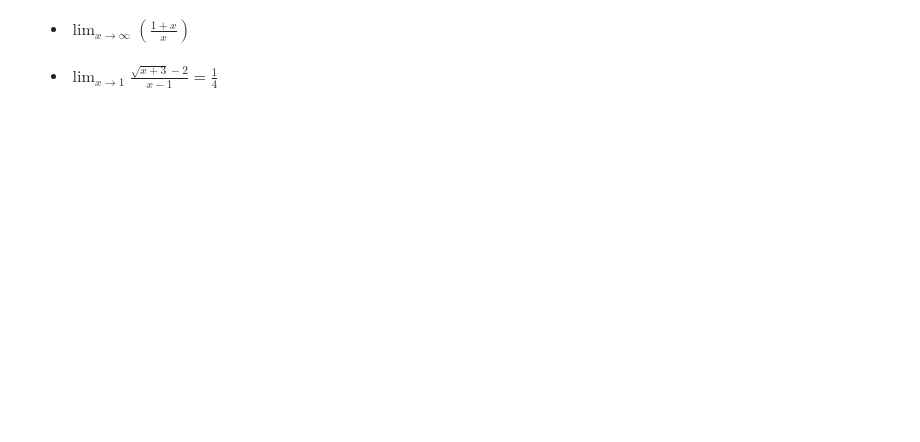
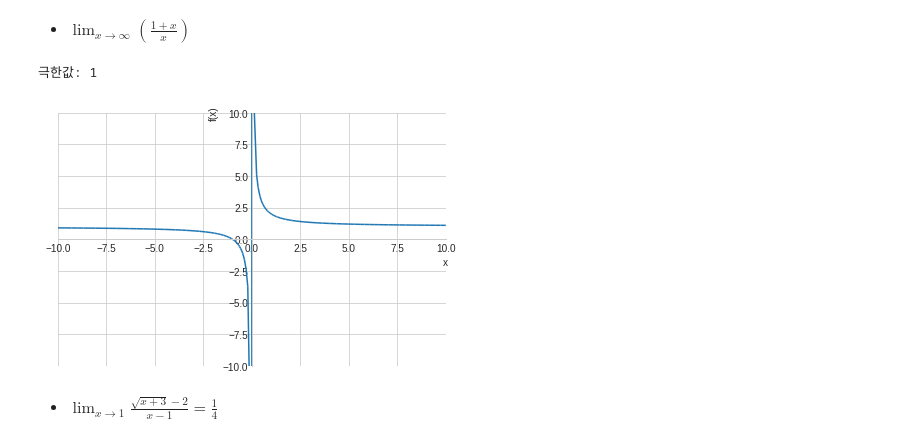
Before and after one commit to SeWonKwon/DeepLearning, a Jupyter notebook: B02_신경망_기초_수학.ipynb, the cells around one changed output. Cells and saved outputs as stored; diff of their text form; code cells hidden in the pictures; blank space fills up the shorter version.

```diff
--- a/B02_신경망_기초_수학.ipynb
+++ b/B02_신경망_기초_수학.ipynb
@@ -240,4 +270,11 @@ plt.show()
 # %% [markdown]
 - $\lim_{x \to \infty} \left(\frac{1+x}{x} \right)$
+# %%
+print("극한값:", limit((1+x)/x, x, oo)) # oo(스펠링 o두개)가 무한대
+
+plot( (1+x)/x, xlim=(-10, 10), ylim=(-10,10));
+# %% [output]
+극한값: 1
+[figure, added]
 # %% [markdown]
 - $\lim_{x \to 1}\frac{\sqrt{x+3}-2}{x-1} = \frac {1}{4}$
```
Also changed, not shown: parts of 24 cells of this notebook.
